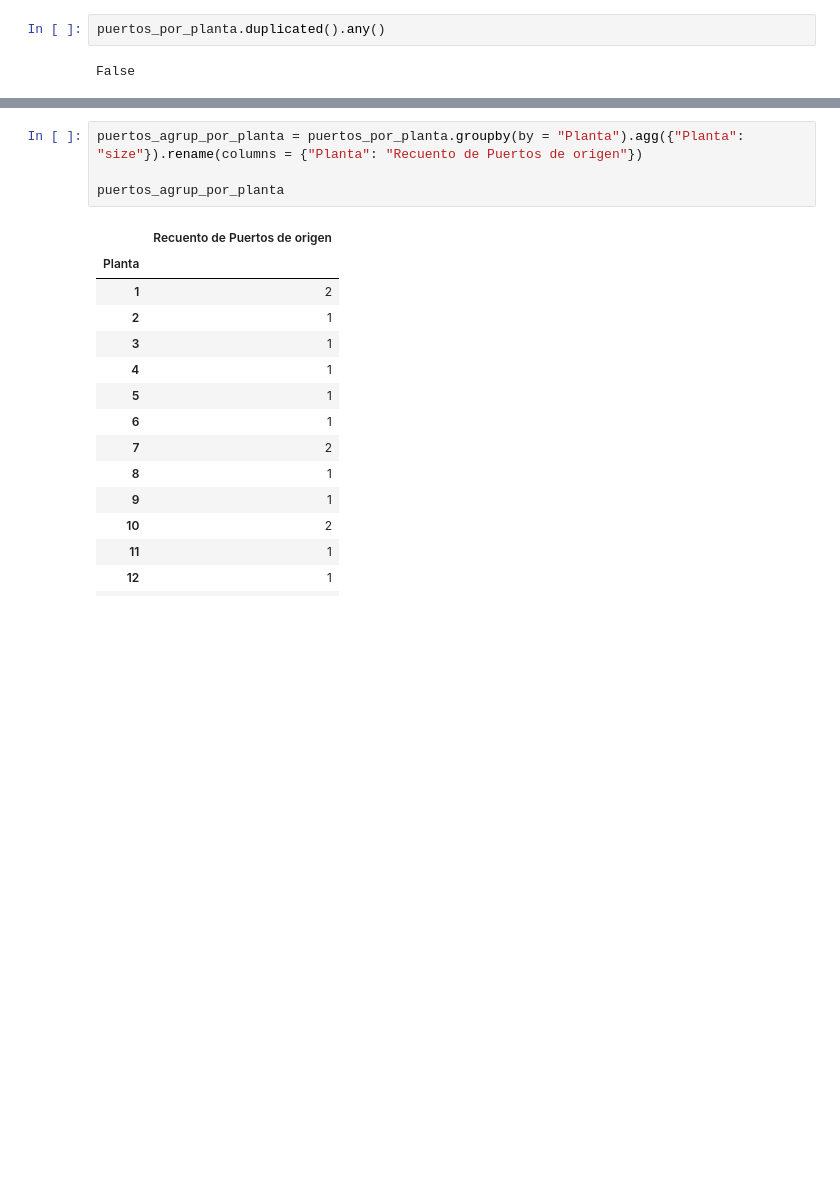
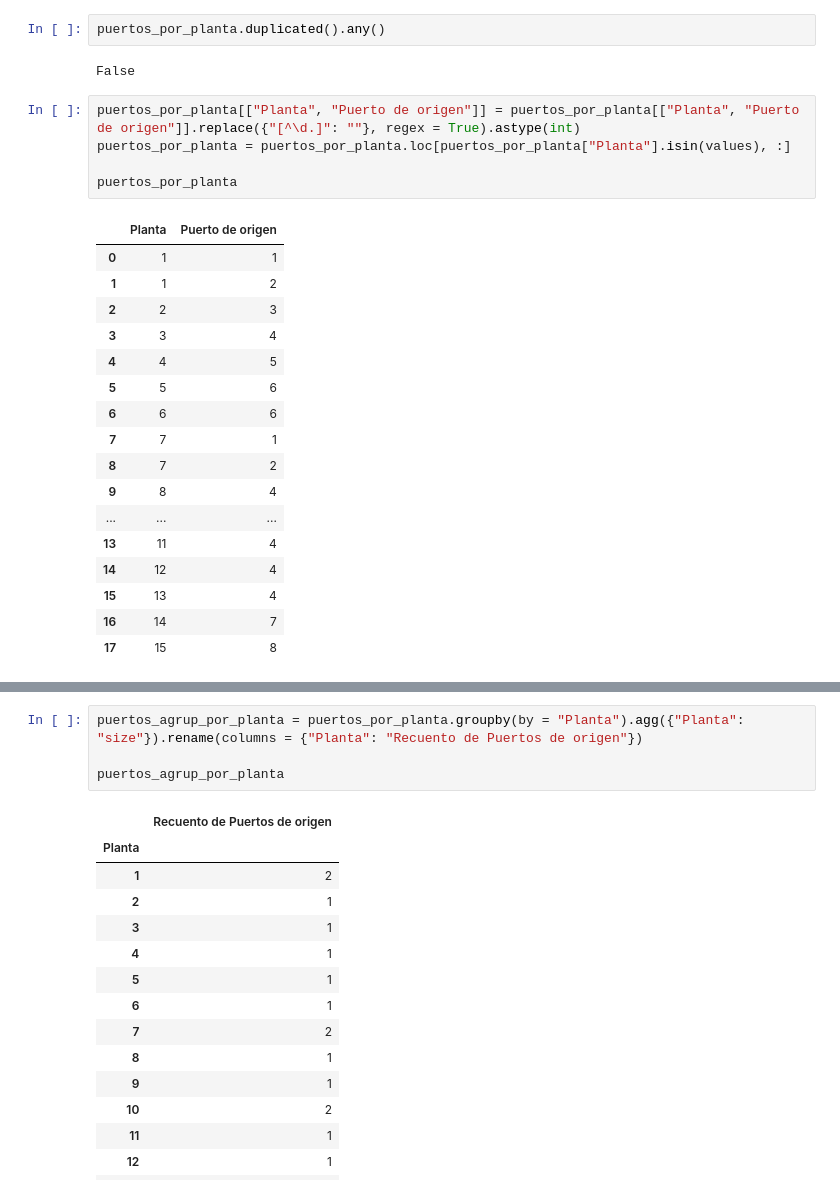
Before and after one commit to hernanrodri/Supply-Chain-Analytics, a Jupyter notebook: Supply Chain Analysis.ipynb, the cells around one changed output, grey strips where cells are left out. Saved outputs shown, nothing was run; the diff lists cells and outputs as text; blank space fills up the shorter version.

```diff
--- a/Supply Chain Analysis.ipynb
+++ b/Supply Chain Analysis.ipynb
@@ -583,3 +628,26 @@ memory usage: 480.0+ bytes
 puertos_por_planta.duplicated().any()
 # %% [output]
 False
+# %%
+puertos_por_planta[["Planta", "Puerto de origen"]] = puertos_por_planta[["Planta", "Puerto de origen"]].replace({"[^\d.]": ""}, regex = True).astype(int)
+puertos_por_planta = puertos_por_planta.loc[puertos_por_planta["Planta"].isin(values), :]
+
+puertos_por_planta
+# %% [output]
+|  | Planta | Puerto de origen |
+| 0 | 1 | 1 |
+| 1 | 1 | 2 |
+| 2 | 2 | 3 |
+| 3 | 3 | 4 |
+| 4 | 4 | 5 |
+| 5 | 5 | 6 |
+| 6 | 6 | 6 |
+| 7 | 7 | 1 |
+| 8 | 7 | 2 |
+| 9 | 8 | 4 |
+| ... | ... | ... |
+| 13 | 11 | 4 |
+| 14 | 12 | 4 |
+| 15 | 13 | 4 |
+| 16 | 14 | 7 |
+| 17 | 15 | 8 |
```
Also changed, not shown: parts of 7 cells of this notebook.
